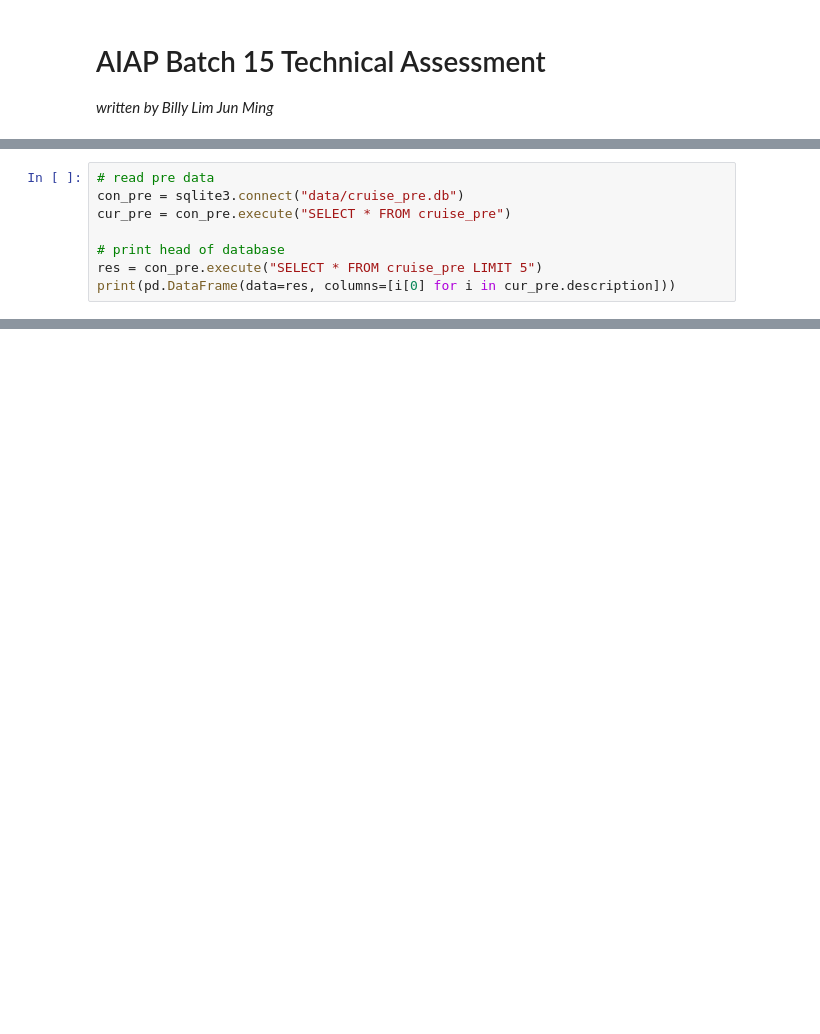
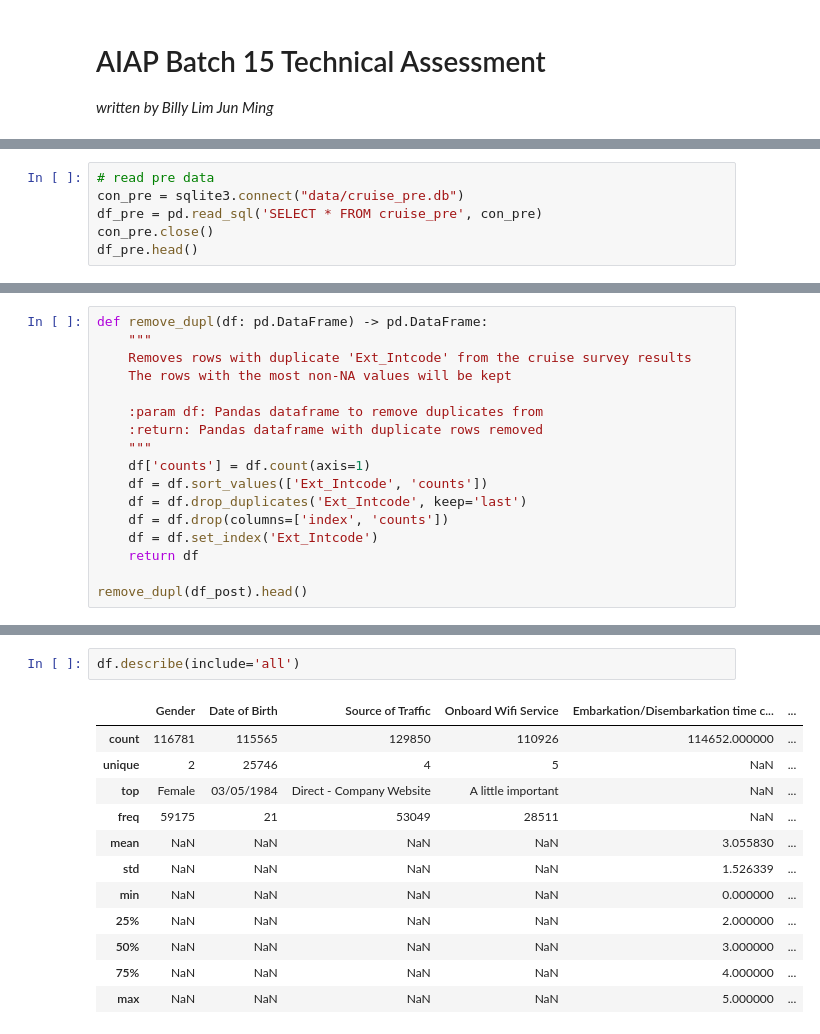
Before and after one commit to BillyLjm/AIAP-15-Assessment, a Jupyter notebook: eda.ipynb, the cells around one changed output, grey strips where cells are left out. Cells and saved outputs as stored; diff of their text form; blank space fills up the shorter version.

```diff
--- a/eda.ipynb
+++ b/eda.ipynb
@@ -12,9 +21,7 @@ import sqlite3
 # %%
 # read pre data
 con_pre = sqlite3.connect("data/cruise_pre.db")
-cur_pre = con_pre.execute("SELECT * FROM cruise_pre")
-
-# print head of database
-res = con_pre.execute("SELECT * FROM cruise_pre LIMIT 5")
-print(pd.DataFrame(data=res, columns=[i[0] for i in cur_pre.description]))
+df_pre = pd.read_sql('SELECT * FROM cruise_pre', con_pre)
+con_pre.close()
+df_pre.head()
 # %% [output]
@@ -59,0 +59,17 @@ print(pd.DataFrame(data=res, columns=[i[0] for i in cur_post.description]))
+# %%
+def remove_dupl(df: pd.DataFrame) -> pd.DataFrame:
+    """
+    Removes rows with duplicate 'Ext_Intcode' from the cruise survey results
+    The rows with the most non-NA values will be kept
+
+    :param df: Pandas dataframe to remove duplicates from
+    :return: Pandas dataframe with duplicate rows removed
+    """
+    df['counts'] = df.count(axis=1)
+    df = df.sort_values(['Ext_Intcode', 'counts'])
+    df = df.drop_duplicates('Ext_Intcode', keep='last')
+    df = df.drop(columns=['index', 'counts'])
+    df = df.set_index('Ext_Intcode')
+    return df
+
+remove_dupl(df_post).head()
@@ -59,0 +111,15 @@ print(pd.DataFrame(data=res, columns=[i[0] for i in cur_post.description]))
+# %%
+df.describe(include='all')
+# %% [output]
+|  | Gender | Date of Birth | Source of Traffic | Onboard Wifi Service | Embarkation/Disembarkation time c... | ... |
+| count | 116781 | 115565 | 129850 | 110926 | 114652.000000 | ... |
+| unique | 2 | 25746 | 4 | 5 | NaN | ... |
+| top | Female | 03/05/1984 | Direct - Company Website | A little important | NaN | ... |
+| freq | 59175 | 21 | 53049 | 28511 | NaN | ... |
+| mean | NaN | NaN | NaN | NaN | 3.055830 | ... |
+| std | NaN | NaN | NaN | NaN | 1.526339 | ... |
+| min | NaN | NaN | NaN | NaN | 0.000000 | ... |
+| 25% | NaN | NaN | NaN | NaN | 2.000000 | ... |
+| 50% | NaN | NaN | NaN | NaN | 3.000000 | ... |
+| 75% | NaN | NaN | NaN | NaN | 4.000000 | ... |
+| max | NaN | NaN | NaN | NaN | 5.000000 | ... |
```
Also changed, not shown: parts of 31 cells of this notebook, 1 other file.
